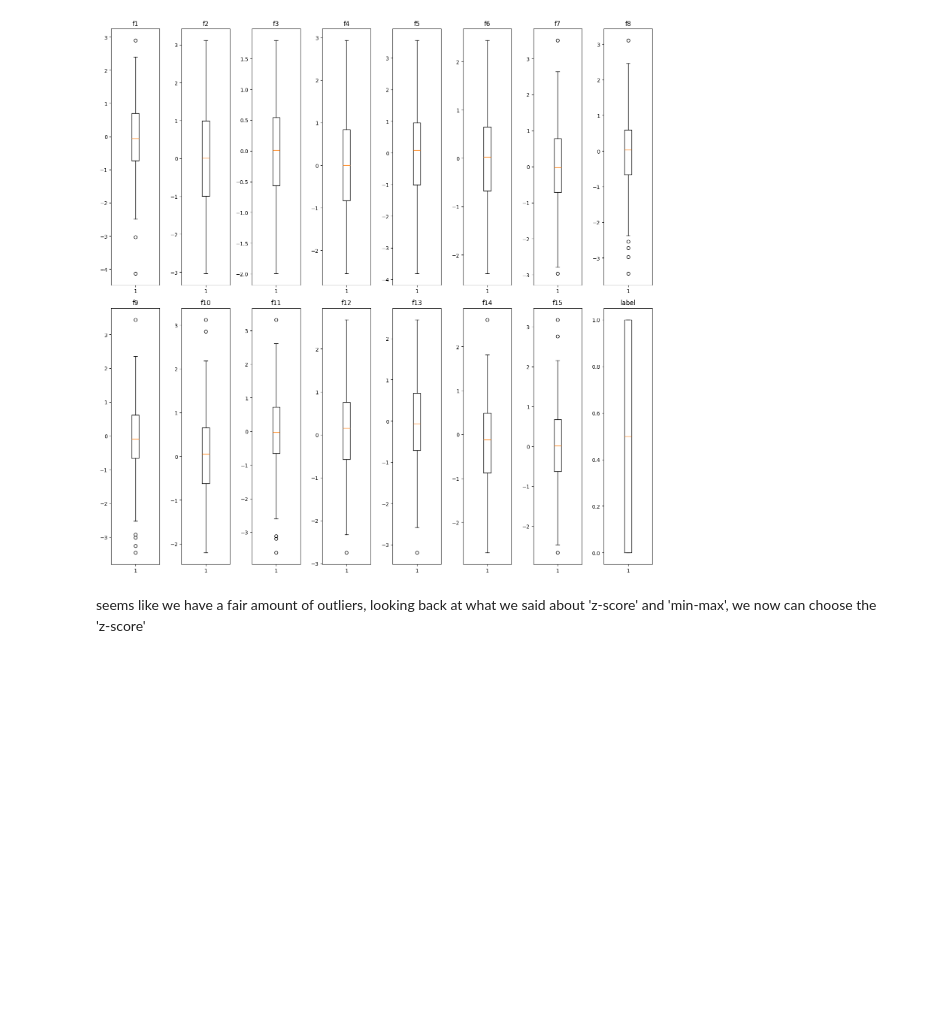
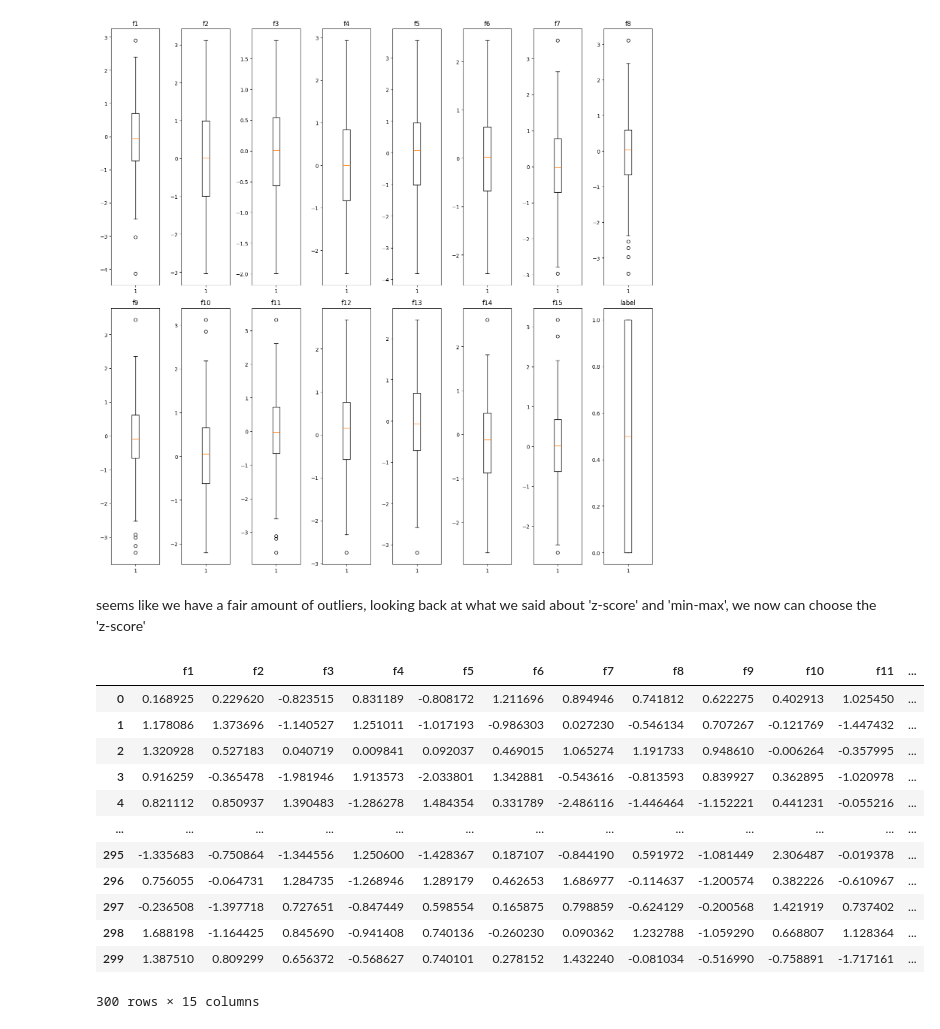
Before and after one commit to MSadegh-Eft/weighted-knn-ml, a Jupyter notebook: main.ipynb, the cells around one changed output. Drawn from its saved outputs; the diff is of its cells as text; code cells hidden in the pictures; blank space fills up the shorter version.

```diff
--- a/main.ipynb
+++ b/main.ipynb
@@ -104,3 +104,19 @@ fig, axs = plt.subplots(2, 8, figsize=(15, 15))axs = axs.flatten()# distribution
 seems like we have a fair amount of outliers, looking back at what we said about 'z-score' and 'min-max', we now can choose the 'z-score'
 # %%
 z_scaled_data = data.drop('label', axis=1)
+# %%
+z_scaled_data = (z_scaled_data - z_scaled_data.mean()) / z_scaled_data.std()z_scaled_data
+# %% [output]
+|  | f1 | f2 | f3 | f4 | f5 | f6 | f7 | f8 | f9 | f10 | f11 | ... |
+| 0 | 0.168925 | 0.229620 | -0.823515 | 0.831189 | -0.808172 | 1.211696 | 0.894946 | 0.741812 | 0.622275 | 0.402913 | 1.025450 | ... |
+| 1 | 1.178086 | 1.373696 | -1.140527 | 1.251011 | -1.017193 | -0.986303 | 0.027230 | -0.546134 | 0.707267 | -0.121769 | -1.447432 | ... |
+| 2 | 1.320928 | 0.527183 | 0.040719 | 0.009841 | 0.092037 | 0.469015 | 1.065274 | 1.191733 | 0.948610 | -0.006264 | -0.357995 | ... |
+| 3 | 0.916259 | -0.365478 | -1.981946 | 1.913573 | -2.033801 | 1.342881 | -0.543616 | -0.813593 | 0.839927 | 0.362895 | -1.020978 | ... |
+| 4 | 0.821112 | 0.850937 | 1.390483 | -1.286278 | 1.484354 | 0.331789 | -2.486116 | -1.446464 | -1.152221 | 0.441231 | -0.055216 | ... |
+| ... | ... | ... | ... | ... | ... | ... | ... | ... | ... | ... | ... | ... |
+| 295 | -1.335683 | -0.750864 | -1.344556 | 1.250600 | -1.428367 | 0.187107 | -0.844190 | 0.591972 | -1.081449 | 2.306487 | -0.019378 | ... |
+| 296 | 0.756055 | -0.064731 | 1.284735 | -1.268946 | 1.289179 | 0.462653 | 1.686977 | -0.114637 | -1.200574 | 0.382226 | -0.610967 | ... |
+| 297 | -0.236508 | -1.397718 | 0.727651 | -0.847449 | 0.598554 | 0.165875 | 0.798859 | -0.624129 | -0.200568 | 1.421919 | 0.737402 | ... |
+| 298 | 1.688198 | -1.164425 | 0.845690 | -0.941408 | 0.740136 | -0.260230 | 0.090362 | 1.232788 | -1.059290 | 0.668807 | 1.128364 | ... |
+| 299 | 1.387510 | 0.809299 | 0.656372 | -0.568627 | 0.740101 | 0.278152 | 1.432240 | -0.081034 | -0.516990 | -0.758891 | -1.717161 | ... |
+300 rows × 15 columns
```
Also changed, not shown: parts of 10 cells of this notebook.
